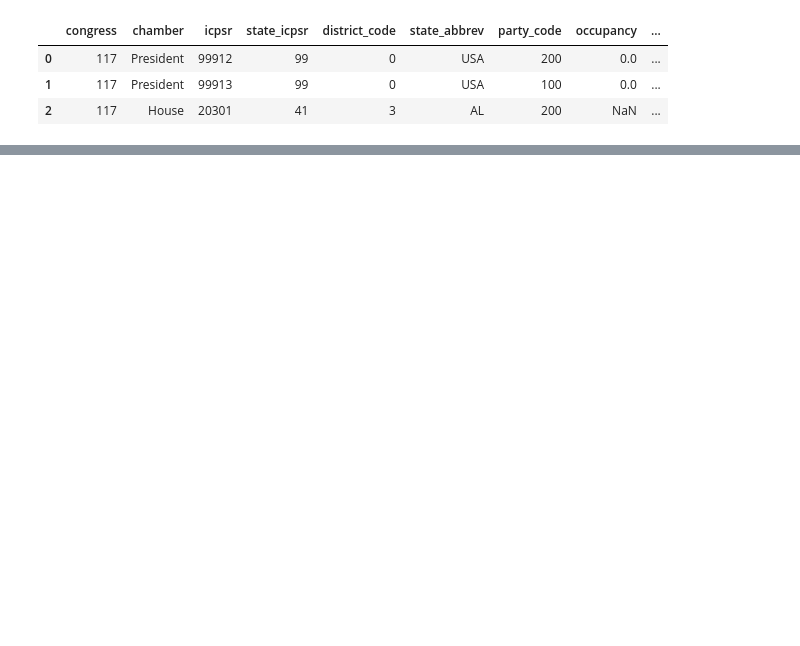
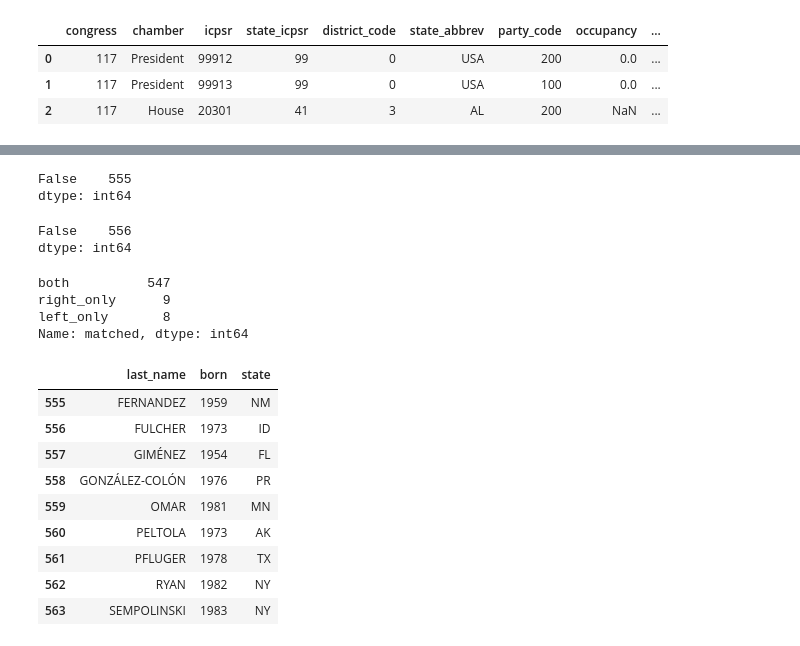
Before and after one commit to meesuny/contrans, a Jupyter notebook: app/datawrangling.ipynb, the cells around one changed output, grey strips where cells are left out. Saved outputs shown, nothing was run; the diff lists cells and outputs as text; code cells hidden in the pictures; blank space fills up the shorter version.

```diff
--- a/app/datawrangling.ipynb
+++ b/app/datawrangling.ipynb
@@ -222,0 +234,4 @@ ValueError: You are trying to merge on int64 and object columns. If you wish to
+# %%
+members_vv['last_name'] = members_vv['last_name'].str.upper()
+# %%
+members_pp['born'] = members_pp['date_of_birth'].str.split(pat="-",expand=True)[0]
@@ -222,0 +244,40 @@ ValueError: You are trying to merge on int64 and object columns. If you wish to
+# %%
+members_vv[['last_name','born','state_abbrev']].duplicated().value_counts()
+# %% [output]
+False    555
+dtype: int64
+# %%
+members_pp[['last_name','born','state']].duplicated().value_counts()
+# %% [output]
+False    556
+dtype: int64
+# %%
+members_vv['born'] = members_vv['born'].astype('str')
+members_pp['born'] = members_pp['born'].astype('str')
+# %%
+members_total = pd.merge(members_vv,members_pp,
+                        left_on = ['last_name','born','state_abbrev'],
+                        right_on = ['last_name','born','state'],
+                        how = 'outer',
+                        validate = 'one_to_one',
+                        indicator = 'matched')
+# %%
+members_total['matched'].value_counts()
+# %% [output]
+both          547
+right_only      9
+left_only       8
+Name: matched, dtype: int64
+# %%
+members_total.query("matched == 'right_only'")[['last_name','born','state']]
+# %% [output]
+|  | last_name | born | state |
+| 555 | FERNANDEZ | 1959 | NM |
+| 556 | FULCHER | 1973 | ID |
+| 557 | GIMÉNEZ | 1954 | FL |
+| 558 | GONZÁLEZ-COLÓN | 1976 | PR |
+| 559 | OMAR | 1981 | MN |
+| 560 | PELTOLA | 1973 | AK |
+| 561 | PFLUGER | 1978 | TX |
+| 562 | RYAN | 1982 | NY |
+| 563 | SEMPOLINSKI | 1983 | NY |
```
Also changed, not shown: parts of 33 cells of this notebook.
